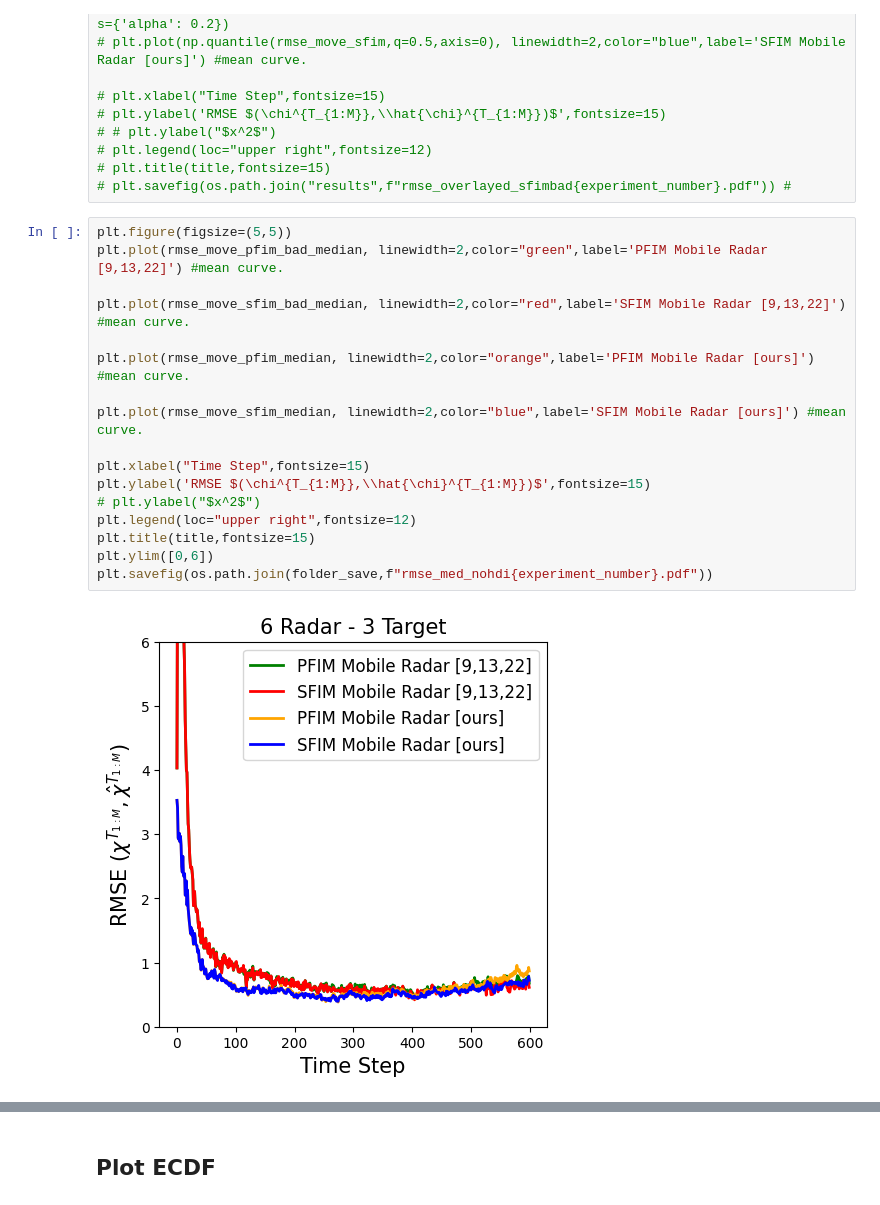
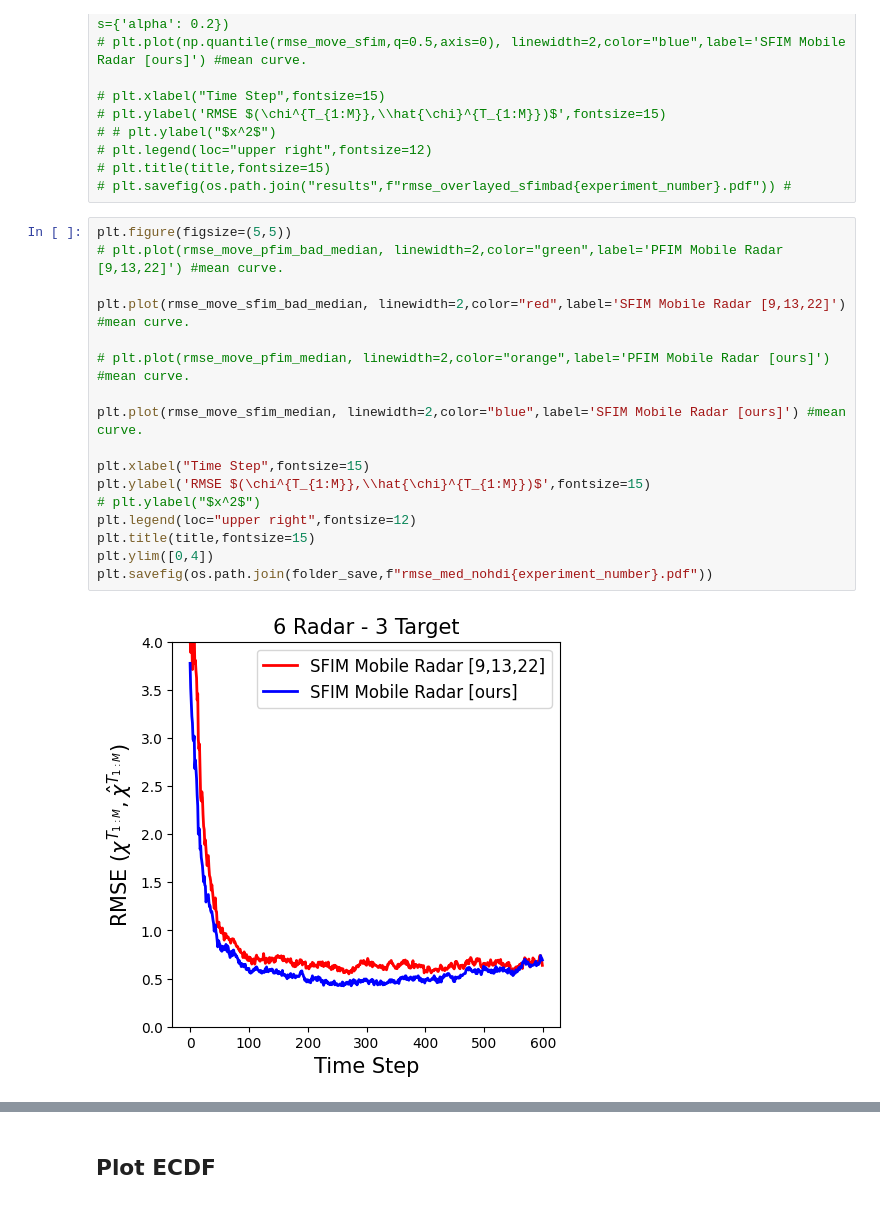
Before and after one commit to mlpotter/OptimalTrackingAndControl, a Jupyter notebook: src_faster/visualize_results.ipynb, the cells around one changed output, grey strips where cells are left out. Cells and saved outputs as stored; diff of their text form.

```diff
--- a/src_faster/visualize_results.ipynb
+++ b/src_faster/visualize_results.ipynb
@@ -252,22 +253,22 @@ plt.savefig(os.path.join(folder_save,f"rmse_mean_overlayed{experiment_number}.pd
 # plt.savefig(os.path.join("results",f"rmse_overlayed_sfimbad{experiment_number}.pdf")) #
 # %%
 plt.figure(figsize=(5,5))
-plt.plot(rmse_move_pfim_bad_median, linewidth=2,color="green",label='PFIM Mobile Radar [9,13,22]') #mean curve.
+# plt.plot(rmse_move_pfim_bad_median, linewidth=2,color="green",label='PFIM Mobile Radar [9,13,22]') #mean curve.
 
 plt.plot(rmse_move_sfim_bad_median, linewidth=2,color="red",label='SFIM Mobile Radar [9,13,22]') #mean curve.
 
-plt.plot(rmse_move_pfim_median, linewidth=2,color="orange",label='PFIM Mobile Radar [ours]') #mean curve.
+# plt.plot(rmse_move_pfim_median, linewidth=2,color="orange",label='PFIM Mobile Radar [ours]') #mean curve.
 
 plt.plot(rmse_move_sfim_median, linewidth=2,color="blue",label='SFIM Mobile Radar [ours]') #mean curve.
 
 plt.xlabel("Time Step",fontsize=15)
 plt.ylabel('RMSE $(\chi^{T_{1:M}},\\hat{\chi}^{T_{1:M}})$',fontsize=15)
 # plt.ylabel("$x^2$")
 plt.legend(loc="upper right",fontsize=12)
 plt.title(title,fontsize=15)
-plt.ylim([0,6])
+plt.ylim([0,4])
 plt.savefig(os.path.join(folder_save,f"rmse_med_nohdi{experiment_number}.pdf"))
 # %% [output]
-[figure, old version]
+[figure, new version]
 # %%
 plt.figure(figsize=(5,5))
```
Also changed, not shown: parts of 21 cells of this notebook, 2 other files.
